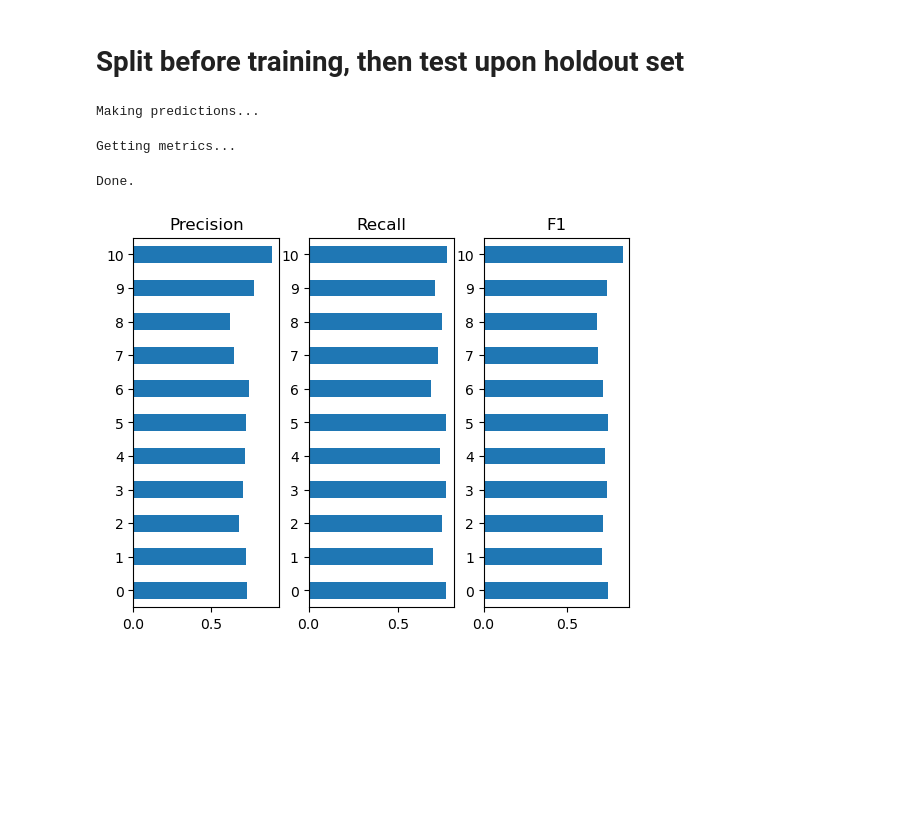
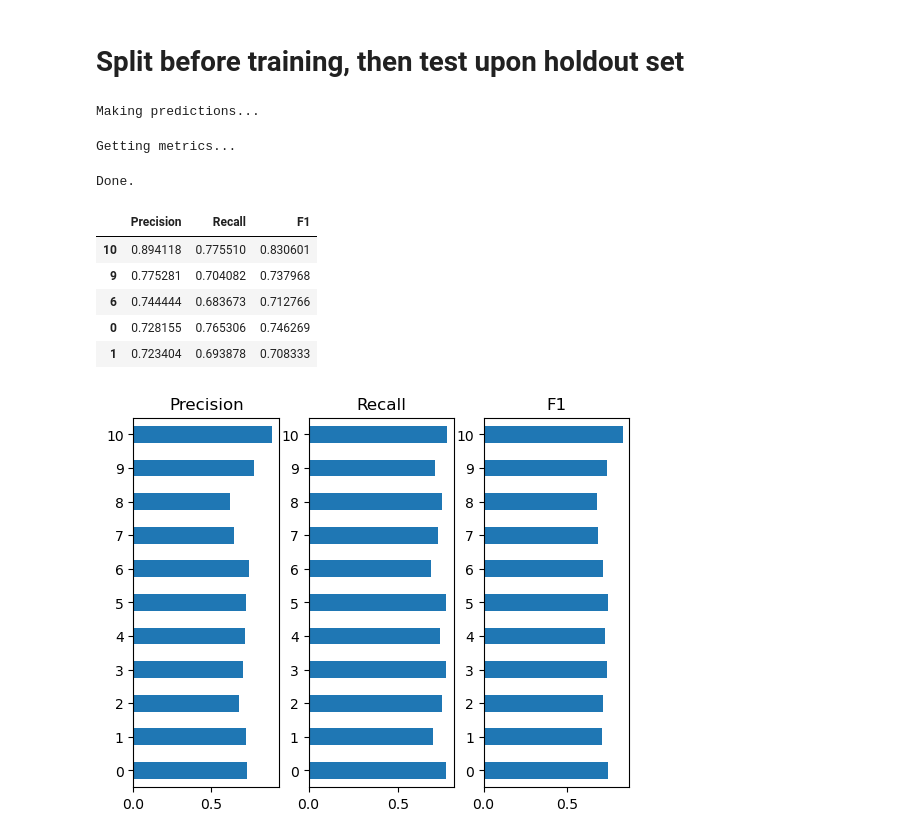
Before and after one commit to ethanyang-sjsu/Cmpe256_CreditCard, a Jupyter notebook: sb_5.ipynb, the cells around one changed output. Saved outputs shown, nothing was run; the diff lists cells and outputs as text; code cells hidden in the pictures; blank space fills up the shorter version.

Commit message:
Add df head to output

```diff
--- a/sb_5.ipynb
+++ b/sb_5.ipynb
@@ -141,11 +141,19 @@ X_bootstrap, X_holdout, y_bootstrap, y_holdout = train_test_split(
 # %%
 results = bootstrap(X_bootstrap, y_bootstrap, 10, 0.6)
 # %%
-weighted = weighted_predict(X_holdout, y_holdout, results, 'Precision')
+weight_by = 'Precision'
+weighted = weighted_predict(X_holdout, y_holdout, results, weight_by)
 plot_metrics(weighted)
+weighted.sort_values(by=weight_by, ascending=False).head()
 # %% [output]
 Making predictions...
 Getting metrics...
 Done.
+|  | Precision | Recall | F1 |
+| 10 | 0.894118 | 0.775510 | 0.830601 |
+| 9 | 0.775281 | 0.704082 | 0.737968 |
+| 6 | 0.744444 | 0.683673 | 0.712766 |
+| 0 | 0.728155 | 0.765306 | 0.746269 |
+| 1 | 0.723404 | 0.693878 | 0.708333 |
 [figure]
 # %%
```
Also changed, not shown: parts of 2 cells of this notebook.
